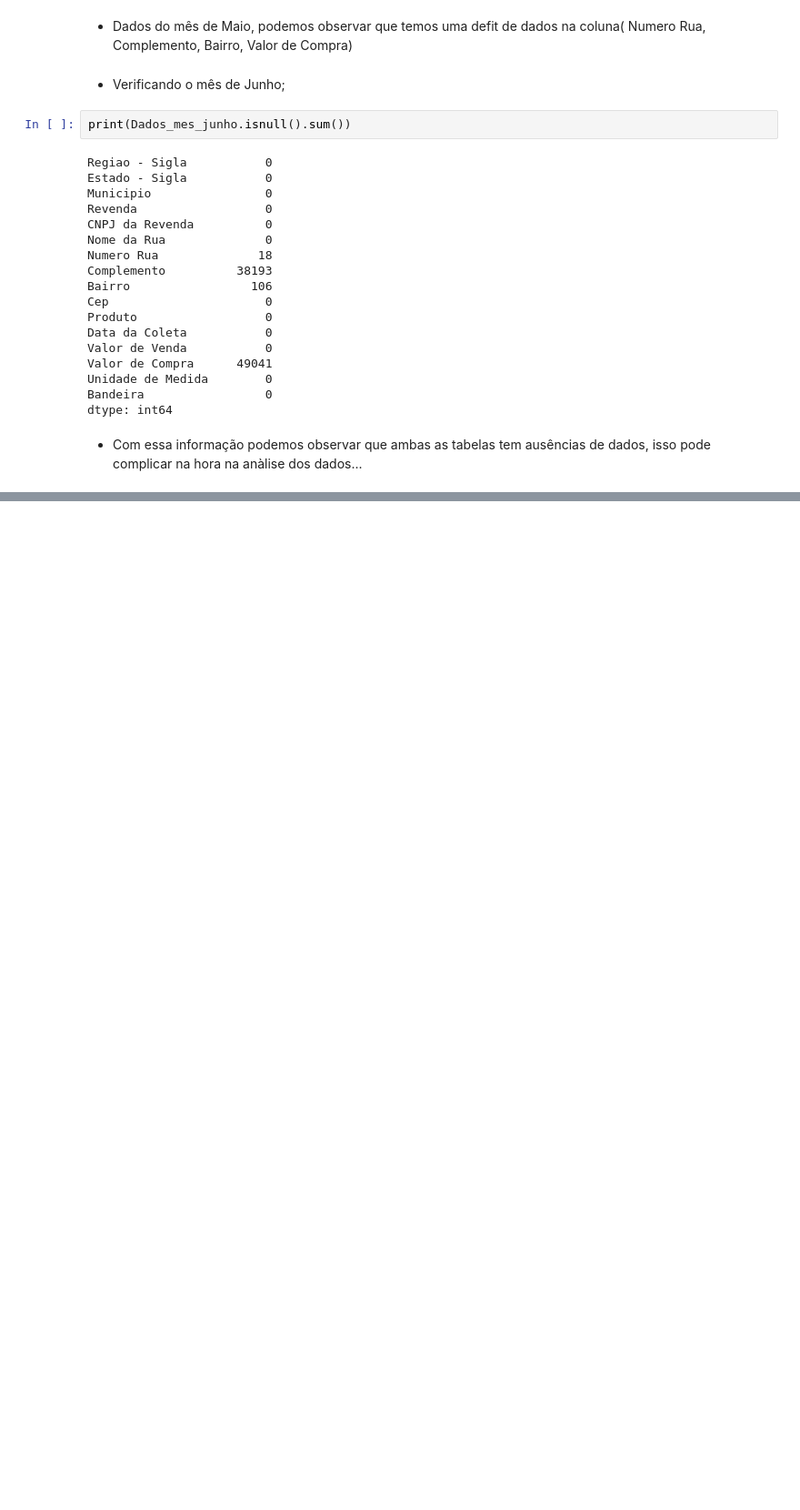
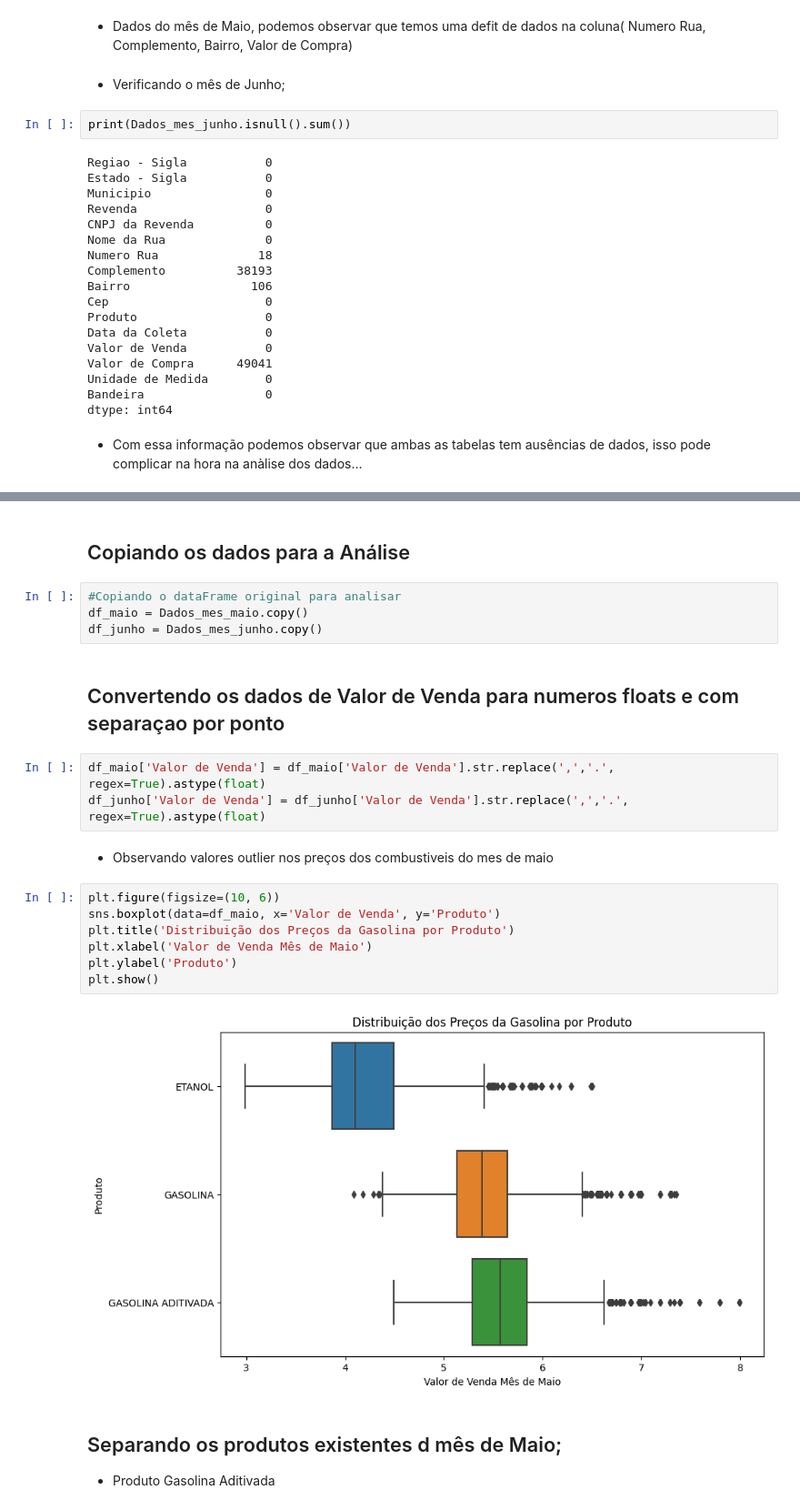
Before and after one commit to luisgoni/Trabalho-_Grupo_teste._Mod4, a Jupyter notebook: Trabalho_em_grupo_Mod4_Resília_Dados.ipynb, the cells around one changed output, grey strips where cells are left out. Shown at 91% size. Drawn from its saved outputs; the diff is of its cells as text; blank space fills up the shorter version.

```diff
--- a/Trabalho_em_grupo_Mod4_Resília_Dados.ipynb
+++ b/Trabalho_em_grupo_Mod4_Resília_Dados.ipynb
@@ -223,0 +194,25 @@ NameError: ignored
+# %% [markdown]
+## Copiando os dados para a Análise
+# %%
+#Copiando o dataFrame original para analisar
+df_maio = Dados_mes_maio.copy()
+df_junho = Dados_mes_junho.copy()
+# %% [markdown]
+## Convertendo os dados de Valor de Venda para numeros floats e com separaçao por ponto
+# %%
+df_maio['Valor de Venda'] = df_maio['Valor de Venda'].str.replace(',','.', regex=True).astype(float)
+df_junho['Valor de Venda'] = df_junho['Valor de Venda'].str.replace(',','.', regex=True).astype(float)
+# %% [markdown]
+- Observando valores outlier nos preços dos combustiveis do mes de maio
+# %%
+plt.figure(figsize=(10, 6))
+sns.boxplot(data=df_maio, x='Valor de Venda', y='Produto')
+plt.title('Distribuição dos Preços da Gasolina por Produto')
+plt.xlabel('Valor de Venda Mês de Maio')
+plt.ylabel('Produto')
+plt.show()
+# %% [output]
+[figure, added]
+# %% [markdown]
+## Separando os produtos existentes d mês de Maio;
+- Produto Gasolina Aditivada
```
Also changed, not shown: parts of 42 cells of this notebook.
